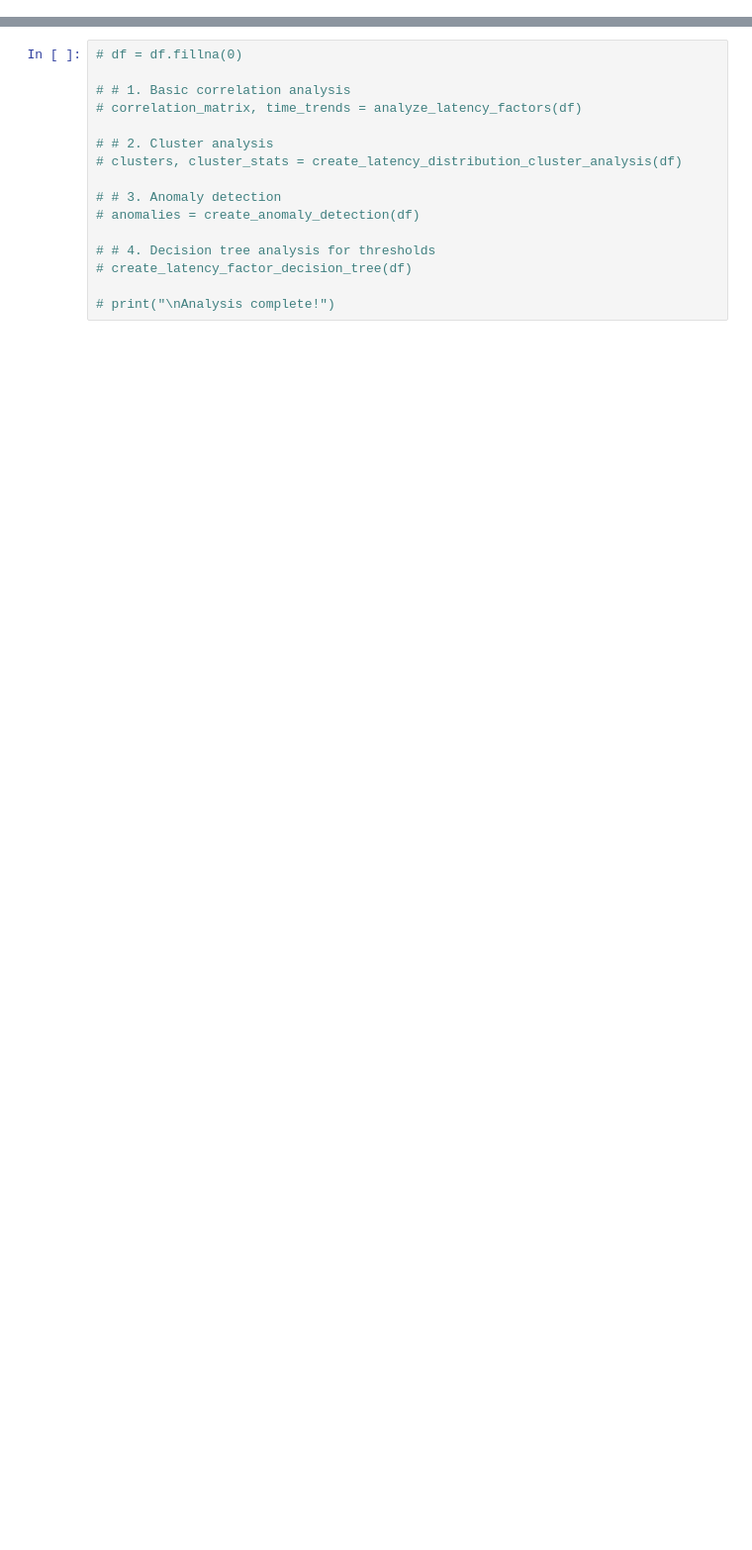
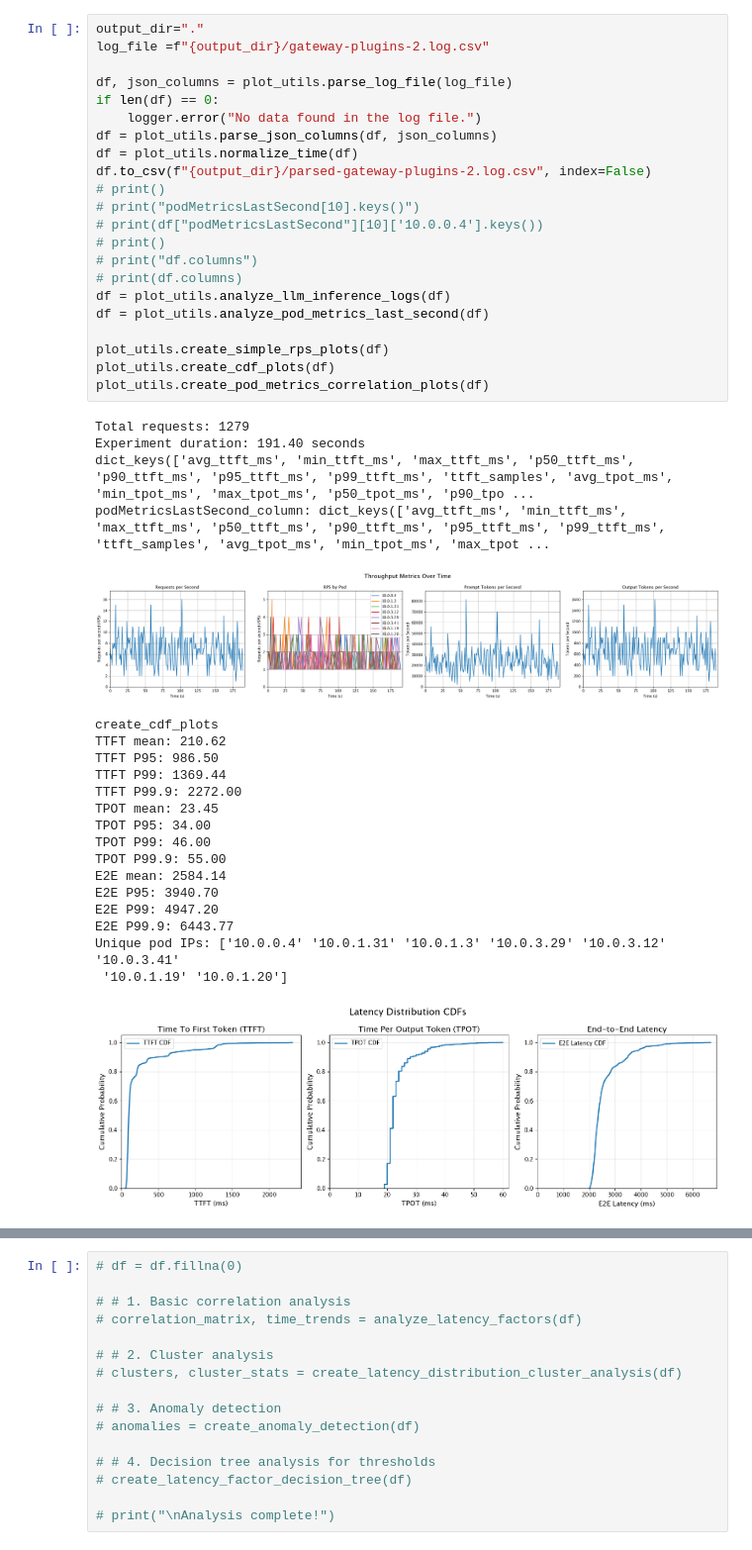
Before and after one commit to gangmuk/aibrix-gangmuk, a Jupyter notebook: benchmarks/data-driven-routing/parse.ipynb, the cells around one changed output, grey strips where cells are left out. Shown at 99% size. Saved outputs shown, nothing was run; the diff lists cells and outputs as text; blank space fills up the shorter version.

Commit message:
Updated graph plot script
Signed-off-by: “Gangmuk <gangmuk@gmail.com>

```diff
--- a/benchmarks/data-driven-routing/parse.ipynb
+++ b/benchmarks/data-driven-routing/parse.ipynb
@@ -69,0 +81,44 @@ plot_utils.create_pod_metrics_distribution_plots(df)
+# %%
+output_dir="."
+log_file =f"{output_dir}/gateway-plugins-2.log.csv"
+
+df, json_columns = plot_utils.parse_log_file(log_file)
+if len(df) == 0:
+    logger.error("No data found in the log file.")
+df = plot_utils.parse_json_columns(df, json_columns)
+df = plot_utils.normalize_time(df)
+df.to_csv(f"{output_dir}/parsed-gateway-plugins-2.log.csv", index=False)
+# print()
+# print("podMetricsLastSecond[10].keys()")
+# print(df["podMetricsLastSecond"][10]['10.0.0.4'].keys())
+# print()
+# print("df.columns")
+# print(df.columns)
+df = plot_utils.analyze_llm_inference_logs(df)
+df = plot_utils.analyze_pod_metrics_last_second(df)
+
+plot_utils.create_simple_rps_plots(df)
+plot_utils.create_cdf_plots(df)
+plot_utils.create_pod_metrics_correlation_plots(df)
+# %% [output]
+Total requests: 1279
+Experiment duration: 191.40 seconds
+dict_keys(['avg_ttft_ms', 'min_ttft_ms', 'max_ttft_ms', 'p50_ttft_ms', 'p90_ttft_ms', 'p95_ttft_ms', 'p99_ttft_ms', 'ttft_samples', 'avg_tpot_ms', 'min_tpot_ms', 'max_tpot_ms', 'p50_tpot_ms', 'p90_tpo ...
+podMetricsLastSecond_column: dict_keys(['avg_ttft_ms', 'min_ttft_ms', 'max_ttft_ms', 'p50_ttft_ms', 'p90_ttft_ms', 'p95_ttft_ms', 'p99_ttft_ms', 'ttft_samples', 'avg_tpot_ms', 'min_tpot_ms', 'max_tpot ...
+[figure, added]
+create_cdf_plots
+TTFT mean: 210.62
+TTFT P95: 986.50
+TTFT P99: 1369.44
+TTFT P99.9: 2272.00
+TPOT mean: 23.45
+TPOT P95: 34.00
+TPOT P99: 46.00
+TPOT P99.9: 55.00
+E2E mean: 2584.14
+E2E P95: 3940.70
+E2E P99: 4947.20
+E2E P99.9: 6443.77
+Unique pod IPs: ['10.0.0.4' '10.0.1.31' '10.0.1.3' '10.0.3.29' '10.0.3.12' '10.0.3.41'
+ '10.0.1.19' '10.0.1.20']
+[figure, added]
```
Also changed, not shown: parts of 10 cells of this notebook, 1 other file.
